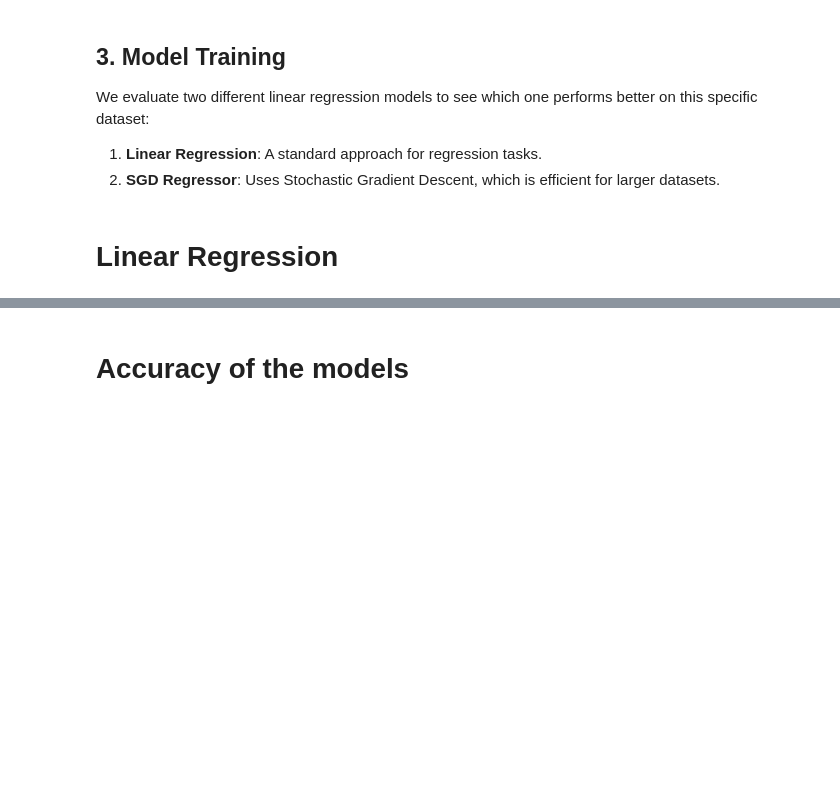
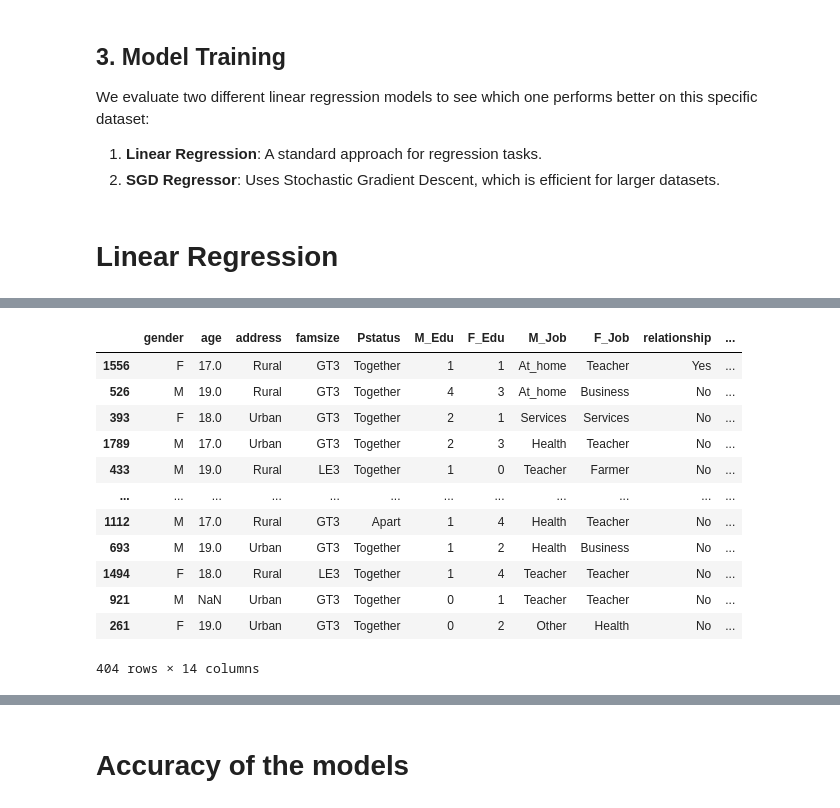
Before and after one commit to AlgoAbrar/Phitron_Ai_ML, a Jupyter notebook: Month_02_Machine_Learning/Module_12/ML_pipeline.ipynb, the cells around one changed output, grey strips where cells are left out. Cells and saved outputs as stored; diff of their text form; code cells hidden in the pictures; blank space fills up the shorter version.

```diff
--- a/Month_02_Machine_Learning/Module_12/ML_pipeline.ipynb
+++ b/Month_02_Machine_Learning/Module_12/ML_pipeline.ipynb
@@ -289,0 +350,16 @@ We evaluate two different linear regression models to see which one performs bet
+# %%
+X_test
+# %% [output]
+|  | gender | age | address | famsize | Pstatus | M_Edu | F_Edu | M_Job | F_Job | relationship | ... |
+| 1556 | F | 17.0 | Rural | GT3 | Together | 1 | 1 | At_home | Teacher | Yes | ... |
+| 526 | M | 19.0 | Rural | GT3 | Together | 4 | 3 | At_home | Business | No | ... |
+| 393 | F | 18.0 | Urban | GT3 | Together | 2 | 1 | Services | Services | No | ... |
+| 1789 | M | 17.0 | Urban | GT3 | Together | 2 | 3 | Health | Teacher | No | ... |
+| 433 | M | 19.0 | Rural | LE3 | Together | 1 | 0 | Teacher | Farmer | No | ... |
+| ... | ... | ... | ... | ... | ... | ... | ... | ... | ... | ... | ... |
+| 1112 | M | 17.0 | Rural | GT3 | Apart | 1 | 4 | Health | Teacher | No | ... |
+| 693 | M | 19.0 | Urban | GT3 | Together | 1 | 2 | Health | Business | No | ... |
+| 1494 | F | 18.0 | Rural | LE3 | Together | 1 | 4 | Teacher | Teacher | No | ... |
+| 921 | M | NaN | Urban | GT3 | Together | 0 | 1 | Teacher | Teacher | No | ... |
+| 261 | F | 19.0 | Urban | GT3 | Together | 0 | 2 | Other | Health | No | ... |
+404 rows × 14 columns
```
Also changed, not shown: parts of 8 cells of this notebook.
